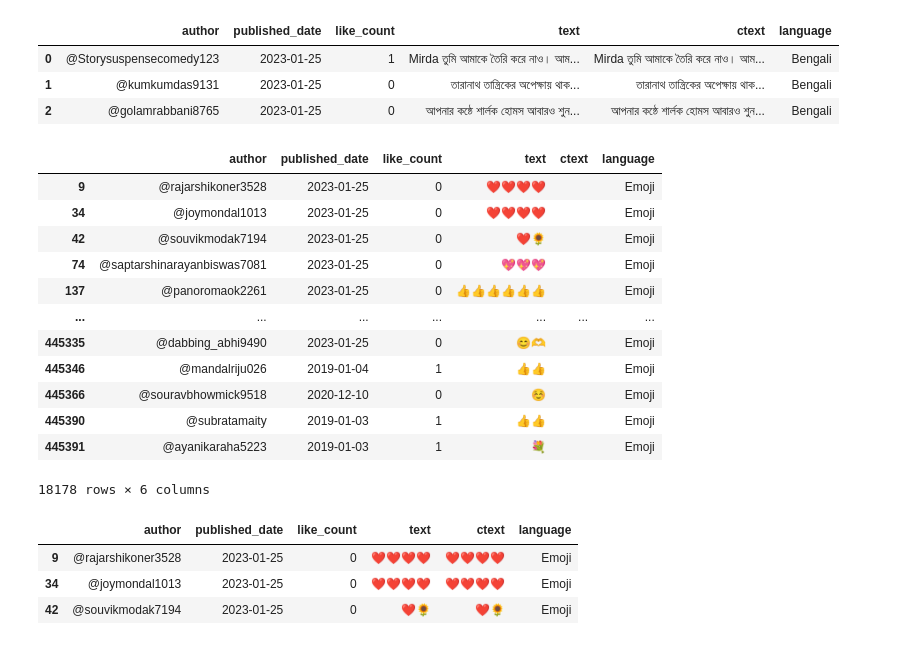
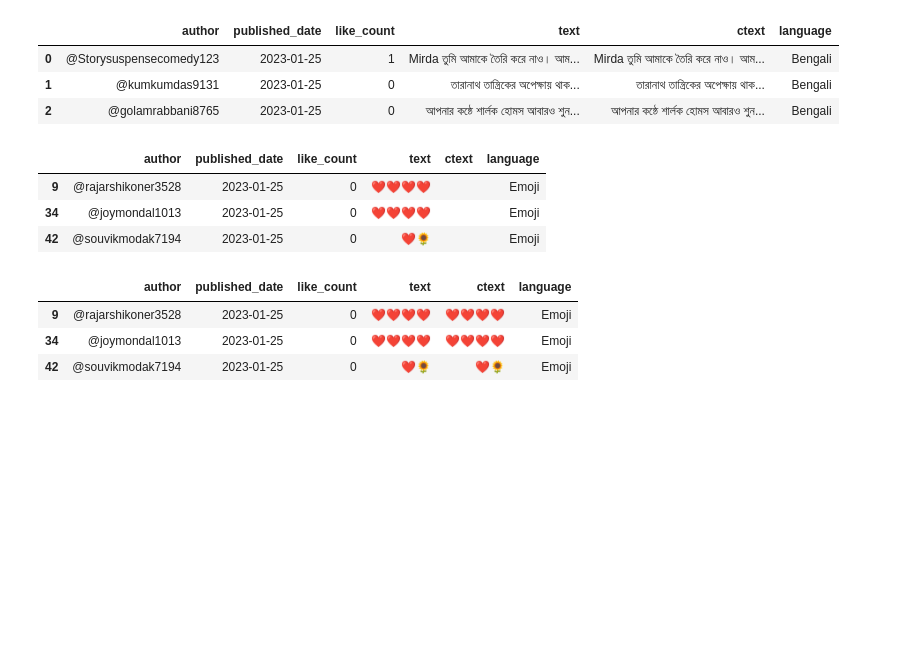
Before and after one commit to oitik/Celebrity_Study_Mir, a Jupyter notebook: mir-sentiment-analysis-v3.ipynb, the cells around one changed output. Drawn from its saved outputs; the diff is of its cells as text; code cells hidden in the pictures; blank space fills up the shorter version.

```diff
--- a/mir-sentiment-analysis-v3.ipynb
+++ b/mir-sentiment-analysis-v3.ipynb
@@ -280,3 +289,7 @@ df3 = pd.read_parquet('/kaggle/working/mirer_thek_comment.parquet')
+# %%
+df1 = pd.read_parquet('/kaggle/input/media-study2-0/language/mir_shoho_comment.parquet')
+df2 = pd.read_parquet('/kaggle/input/media-study2-0/language/mir_chara_comment.parquet')
+df3 = pd.read_parquet('/kaggle/input/media-study2-0/language/mirer_thek_comment.parquet')
 # %%
 print(df1.shape, df2.shape, df3.shape)
 # %% [output]
@@ -290,21 +305,12 @@ df1.head(3)
 | 2 | @golamrabbani8765 | 2023-01-25 | 0 | আপনার কন্ঠে শার্লক হোমস আবারও শুন... | আপনার কন্ঠে শার্লক হোমস আবারও শুন... | Bengali |
 # %%
 filt = df1[df1['language'] == 'Emoji']
-filt
+filt.head(3)
 # %% [output]
 |  | author | published_date | like_count | text | ctext | language |
 | 9 | @rajarshikoner3528 | 2023-01-25 | 0 | ❤❤❤❤ |  | Emoji |
 | 34 | @joymondal1013 | 2023-01-25 | 0 | ❤️❤️❤️❤️ |  | Emoji |
 | 42 | @souvikmodak7194 | 2023-01-25 | 0 | ❤️🌻 |  | Emoji |
-| 74 | @saptarshinarayanbiswas7081 | 2023-01-25 | 0 | 💖💖💖 |  | Emoji |
-| 137 | @panoromaok2261 | 2023-01-25 | 0 | 👍👍👍👍👍👍 |  | Emoji |
-| ... | ... | ... | ... | ... | ... | ... |
-| 445335 | @dabbing_abhi9490 | 2023-01-25 | 0 | 😊🫶 |  | Emoji |
-| 445346 | @mandalriju026 | 2019-01-04 | 1 | 👍👍 |  | Emoji |
-| 445366 | @souravbhowmick9518 | 2020-12-10 | 0 | ☺️ |  | Emoji |
-| 445390 | @subratamaity | 2019-01-03 | 1 | 👍👍 |  | Emoji |
-| 445391 | @ayanikaraha5223 | 2019-01-03 | 1 | 💐 |  | Emoji |
-18178 rows × 6 columns
 # %%
 df1.loc[df1['language'] == 'Emoji', 'ctext'] = df1['text']
 # %%
```
Also changed, not shown: parts of 31 cells of this notebook.
